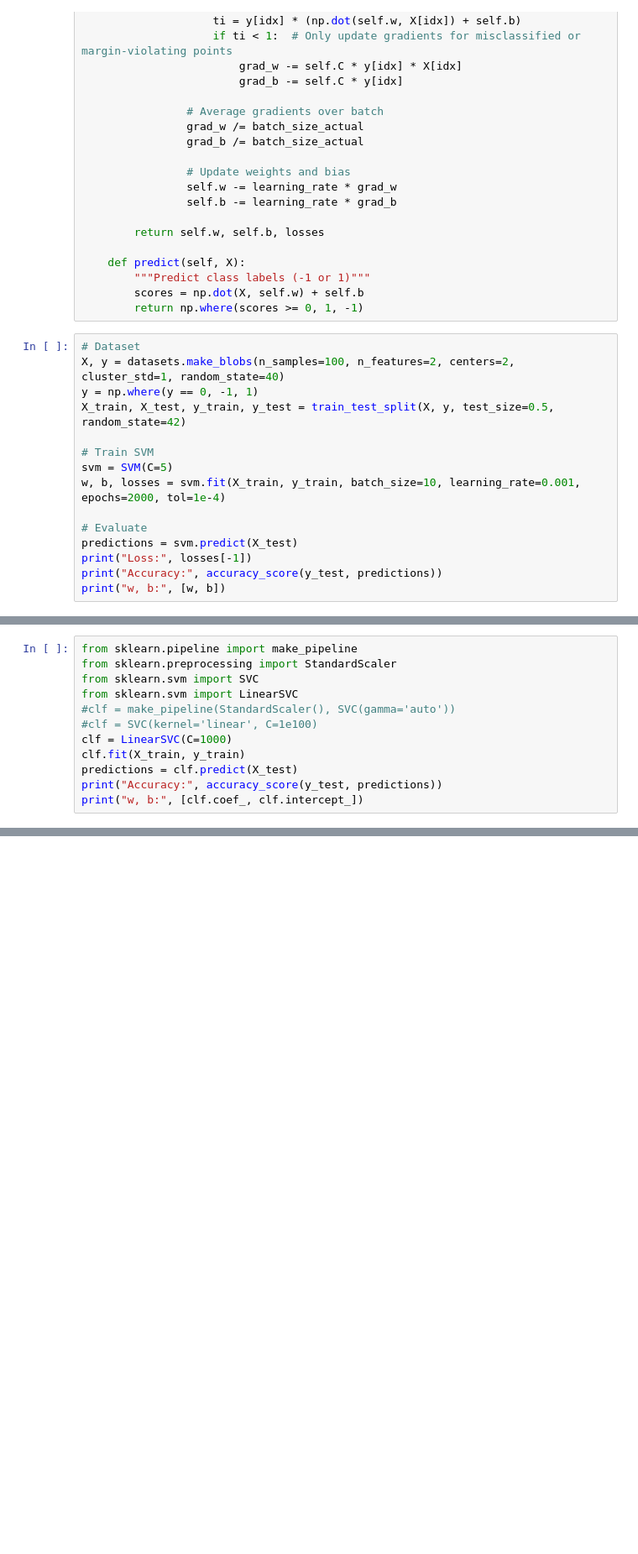
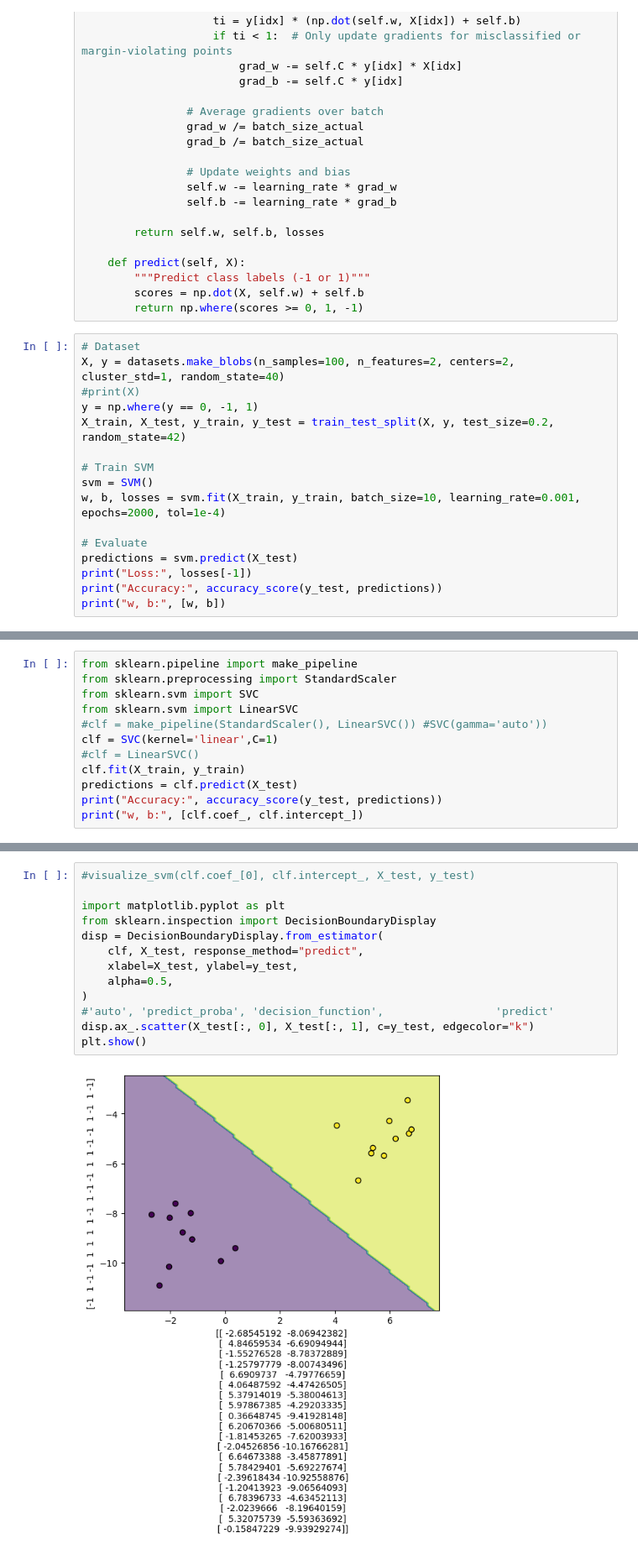
Before and after one commit to ekaratnida/Applied-machine-learning, a Jupyter notebook: Week12-SVM/SVM-Lab.ipynb, the cells around one changed output, grey strips where cells are left out. Shown at 84% size. Cells and saved outputs as stored; diff of their text form; blank space fills up the shorter version.

```diff
--- a/Week12-SVM/SVM-Lab.ipynb
+++ b/Week12-SVM/SVM-Lab.ipynb
@@ -75,11 +75,12 @@ class SVM:
 # %%
 # Dataset
 X, y = datasets.make_blobs(n_samples=100, n_features=2, centers=2, cluster_std=1, random_state=40)
+#print(X)
 y = np.where(y == 0, -1, 1)
-X_train, X_test, y_train, y_test = train_test_split(X, y, test_size=0.5, random_state=42)
+X_train, X_test, y_train, y_test = train_test_split(X, y, test_size=0.2, random_state=42)
 
 # Train SVM
-svm = SVM(C=5)
+svm = SVM()
 w, b, losses = svm.fit(X_train, y_train, batch_size=10, learning_rate=0.001, epochs=2000, tol=1e-4)
 
 # Evaluate
@@ -148,9 +151,9 @@ from sklearn.pipeline import make_pipeline
 from sklearn.preprocessing import StandardScaler
 from sklearn.svm import SVC
 from sklearn.svm import LinearSVC
-#clf = make_pipeline(StandardScaler(), SVC(gamma='auto'))
-#clf = SVC(kernel='linear', C=1e100)
-clf = LinearSVC(C=1000)
+#clf = make_pipeline(StandardScaler(), LinearSVC()) #SVC(gamma='auto'))
+clf = SVC(kernel='linear',C=1)
+#clf = LinearSVC()
 clf.fit(X_train, y_train)
 predictions = clf.predict(X_test)
 print("Accuracy:", accuracy_score(y_test, predictions))
@@ -166,0 +169,15 @@ visualize_svm(clf.coef_[0], clf.intercept_, X_test, y_test)
+# %%
+#visualize_svm(clf.coef_[0], clf.intercept_, X_test, y_test)
+
+import matplotlib.pyplot as plt
+from sklearn.inspection import DecisionBoundaryDisplay
+disp = DecisionBoundaryDisplay.from_estimator(
+    clf, X_test, response_method="predict",
+    xlabel=X_test, ylabel=y_test,
+    alpha=0.5,
+)
+#'auto', 'predict_proba', 'decision_function',                 'predict'
+disp.ax_.scatter(X_test[:, 0], X_test[:, 1], c=y_test, edgecolor="k")
+plt.show()
+# %% [output]
+[figure, added]
```
Also changed, not shown: parts of 9 cells of this notebook.
